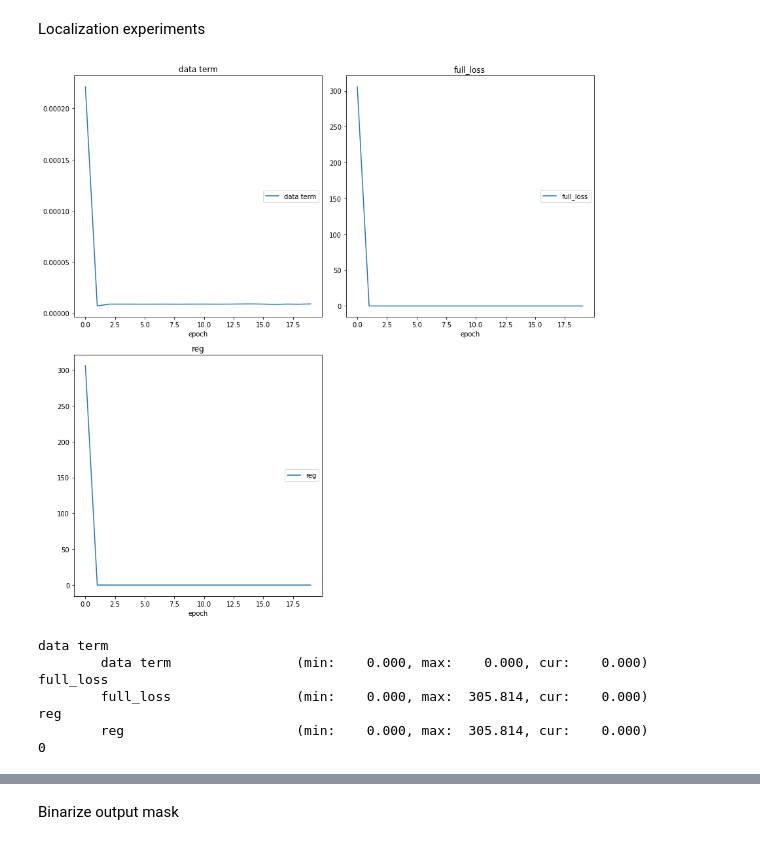
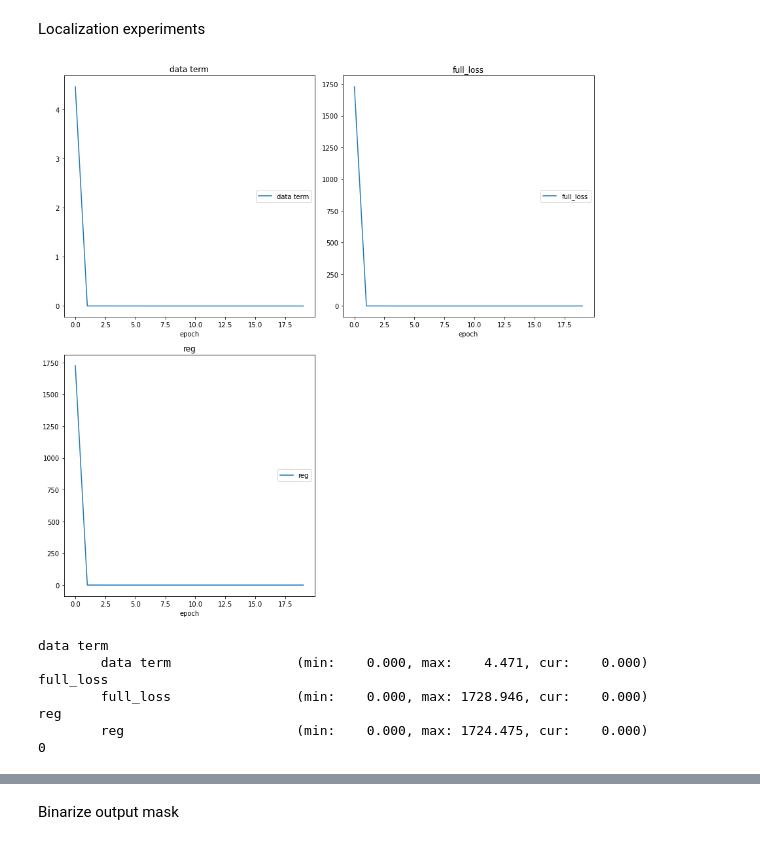
Before and after one commit to vistalab-technion/GraphMatching, a Jupyter notebook: subgraph_matching_via_nn/subgraph_localization_poc_dani.ipynb, the cells around one changed output, grey strips where cells are left out. Drawn from its saved outputs; the diff is of its cells as text; code cells hidden in the pictures.

```diff
--- a/subgraph_matching_via_nn/subgraph_localization_poc_dani.ipynb
+++ b/subgraph_matching_via_nn/subgraph_localization_poc_dani.ipynb
@@ -178,13 +178,15 @@ params['num_mid_layers'] = 10
 params["reg_params"] = [1000] # [1000]  # reg param  # 0.02  is good
 params["reg_terms"] = [binary_penalty] #graph_total_variation] [spectral_reg, binary_penalty] #
 # params["quantile_level"] = (n-m)/m #TODO: update n and m after loading graph and performing to_line?
-params["graphcnn_hidden_dim"] = 512#2048# 16 #2048# 256# 128
+params["graphcnn_hidden_dim"] = 512 #TODO: 512#2048# 16 #2048# 256# 128
 device = 'cuda'
 params['device'] = device
+params['apply_quantization'] = True
 
 # NodeClassifierLastLayerType.SquaredNormalized for Moments
 # Sigmoid/Identity for GraphCNN, instead
 #TODO: Sigmoid instead of Identity?
+# NodeClassifierNetworkType.NN,
 node_classifier_network = NodeClassifierNetworkFactory.create_node_classifier_network(processed_G,
                                                                                       last_layer_type=NodeClassifierLastLayerType.Identity, node_classifier_network_type=NodeClassifierNetworkType.NN, params=params)
 node_classifier_network.train_node_classifier(G_sub=sub_graph.G_sub, graph_generator=None)
@@ -350,29 +352,29 @@ array([[-0.16573193],
 Localization experiments
 # %%
 params['maxiter'] = 5_000 #50_000 #50_000# 5000
-params['lr'] = 2e-3# 2e-05 # 2e-03 #2e-07
-params['weight_decay'] = 1e-02#e-04
-params['solver_type'] = 'adam' #"adam" #'lbfgs' #gd
+params['lr'] = 2e-05 # 2e-03 #2e-07
+# params['weight_decay'] = 1e-02#e-04
+# params['solver_type'] = 'adam' #"adam" #'lbfgs' #gd
 
 w_all = []
 num_rand_exp = 1
 
 for k in range(num_rand_exp):
     # _ = composite_nn.init_network_with_indicator(processed_sub_graph)
 
     w_star = composite_solver.solve(G=sub_graph.G,
                              G_sub=sub_graph.G_sub, dtype=TORCH_DTYPE)
 
     # x0 = composite_solver.set_initial_params_based_on_previous_optimum(w_star) #TODO
 
     w_all.append(w_star)
     print(k)
 # %% [output]
-[figure, old version]
+[figure, new version]
 data term
-        data term                (min:    0.000, max:    0.000, cur:    0.000)
+        data term                (min:    0.000, max:    4.471, cur:    0.000)
 full_loss
-        full_loss                (min:    0.000, max:  305.814, cur:    0.000)
+        full_loss                (min:    0.000, max: 1728.946, cur:    0.000)
 reg
-        reg                      (min:    0.000, max:  305.814, cur:    0.000)
+        reg                      (min:    0.000, max: 1724.475, cur:    0.000)
 0
```
Also changed, not shown: parts of 8 cells of this notebook, 3 other files.
